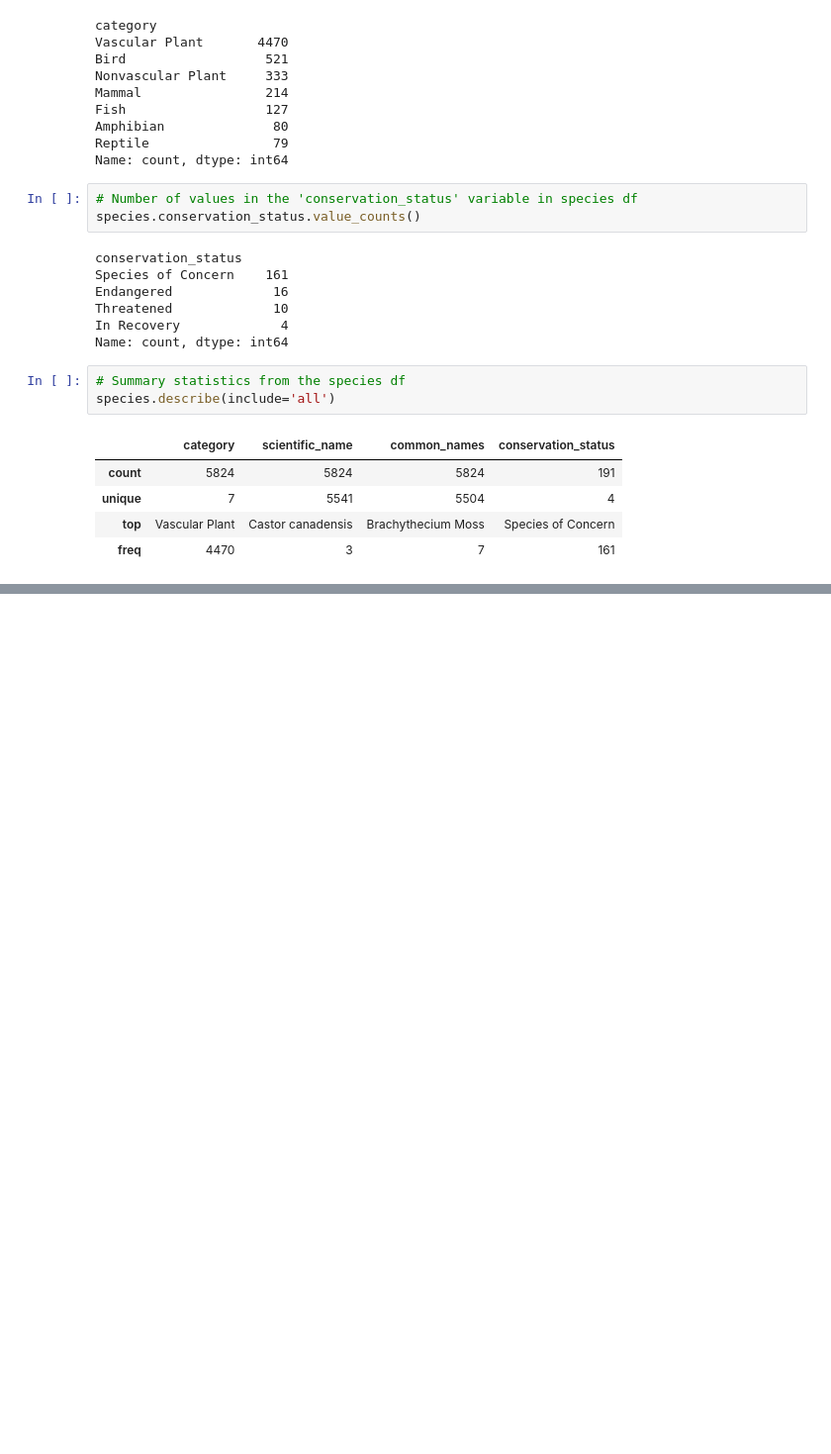
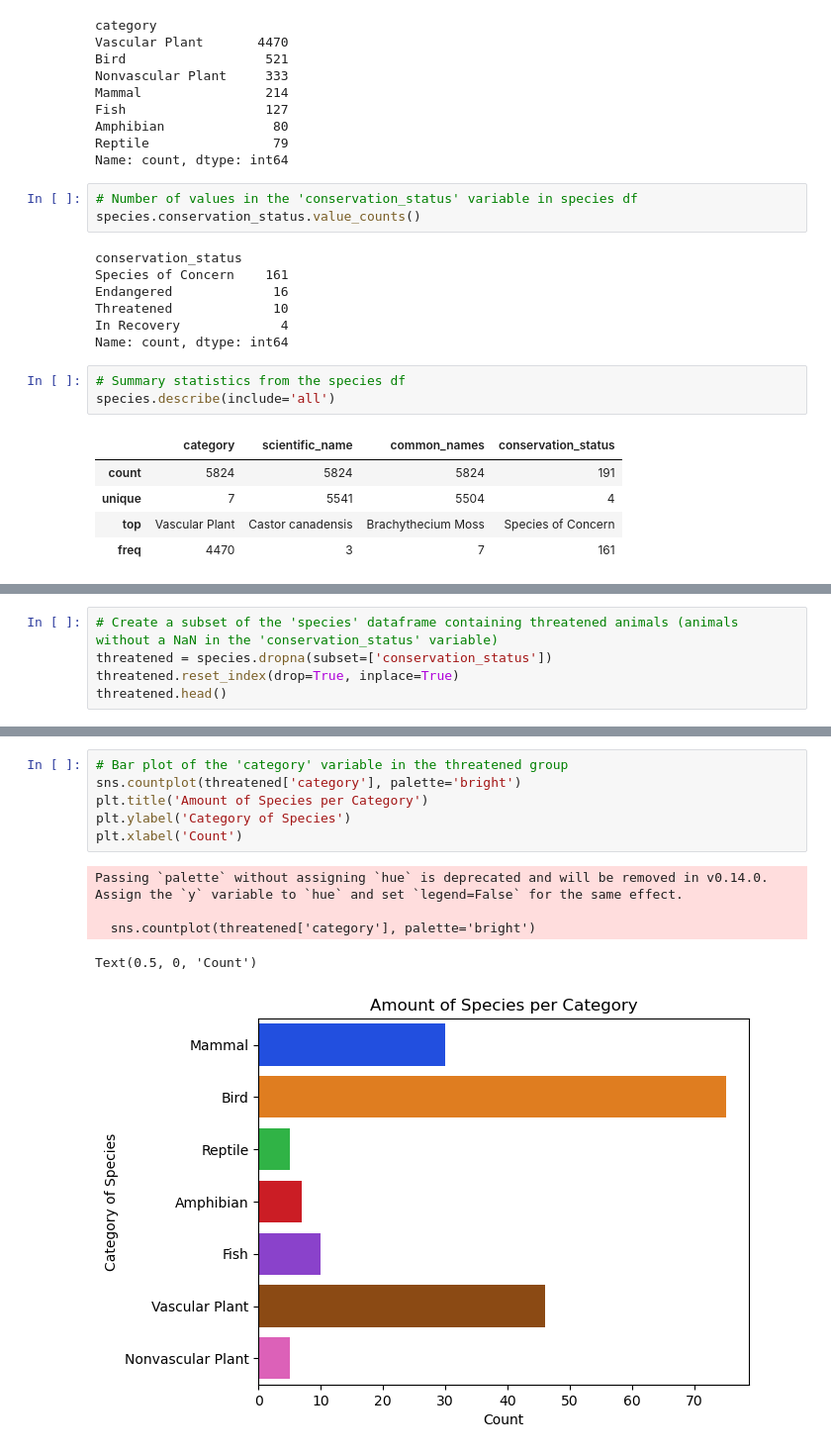
Before and after one commit to CrisFC4/Biodiversity_project, a Jupyter notebook: biodiversity_starter/biodiversity.ipynb, the cells around one changed output, grey strips where cells are left out. Shown: that part at 99% size. Drawn from its saved outputs; the diff is of its cells as text; blank space fills up the shorter version.

```diff
--- a/biodiversity_starter/biodiversity.ipynb
+++ b/biodiversity_starter/biodiversity.ipynb
@@ -99,0 +168,5 @@ species.describe(include='all')
+# %%
+# Create a subset of the 'species' dataframe containing threatened animals (animals without a NaN in the 'conservation_status' variable)
+threatened = species.dropna(subset=['conservation_status'])
+threatened.reset_index(drop=True, inplace=True)
+threatened.head()
@@ -99,0 +180,12 @@ species.describe(include='all')
+# %%
+# Bar plot of the 'category' variable in the threatened group
+sns.countplot(threatened['category'], palette='bright')
+plt.title('Amount of Species per Category')
+plt.ylabel('Category of Species')
+plt.xlabel('Count')
+# %% [output]
+Passing `palette` without assigning `hue` is deprecated and will be removed in v0.14.0. Assign the `y` variable to `hue` and set `legend=False` for the same effect.
+
+  sns.countplot(threatened['category'], palette='bright')
+Text(0.5, 0, 'Count')
+[figure, added]
```
Also changed, not shown: parts of 8 cells of this notebook.
